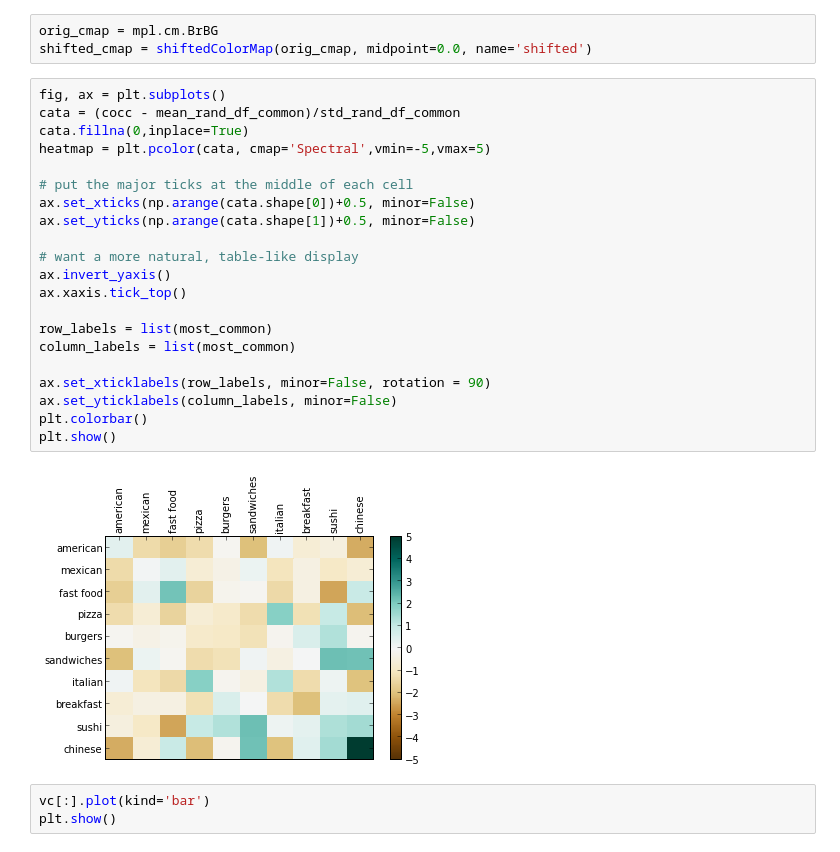
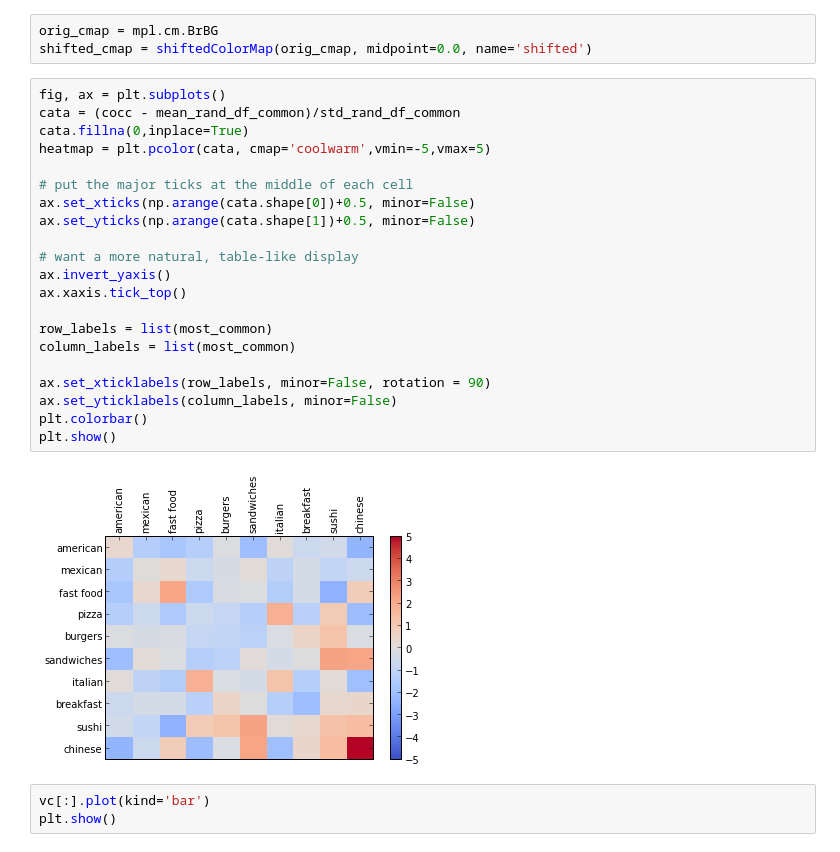
Before and after one commit to BruisingCurve/foodGrouper, a Jupyter notebook: story/DataStory.ipynb, the cells around one changed output. Cells and saved outputs as stored; diff of their text form.

```diff
--- a/story/DataStory.ipynb
+++ b/story/DataStory.ipynb
@@ -345,26 +345,26 @@ shifted_cmap = shiftedColorMap(orig_cmap, midpoint=0.0, name='shifted')
 # %%
 fig, ax = plt.subplots()
 cata = (cocc - mean_rand_df_common)/std_rand_df_common
 cata.fillna(0,inplace=True)
-heatmap = plt.pcolor(cata, cmap='Spectral',vmin=-5,vmax=5)
+heatmap = plt.pcolor(cata, cmap='coolwarm',vmin=-5,vmax=5)
 
 # put the major ticks at the middle of each cell
 ax.set_xticks(np.arange(cata.shape[0])+0.5, minor=False)
 ax.set_yticks(np.arange(cata.shape[1])+0.5, minor=False)
 
 # want a more natural, table-like display
 ax.invert_yaxis()
 ax.xaxis.tick_top()
 
 row_labels = list(most_common)
 column_labels = list(most_common)
 
 ax.set_xticklabels(row_labels, minor=False, rotation = 90)
 ax.set_yticklabels(column_labels, minor=False)
 plt.colorbar()
 plt.show()
 # %% [output]
-[figure, old version]
+[figure, new version]
 # %%
 vc[:].plot(kind='bar')
 plt.show()
```
